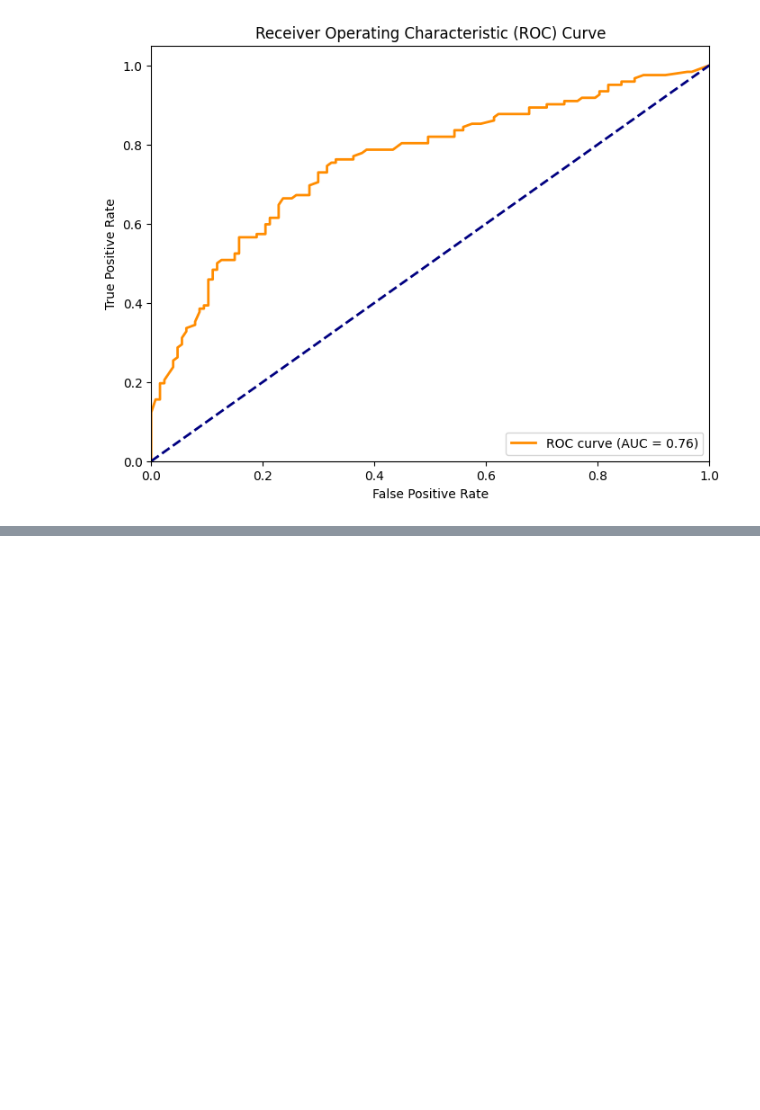
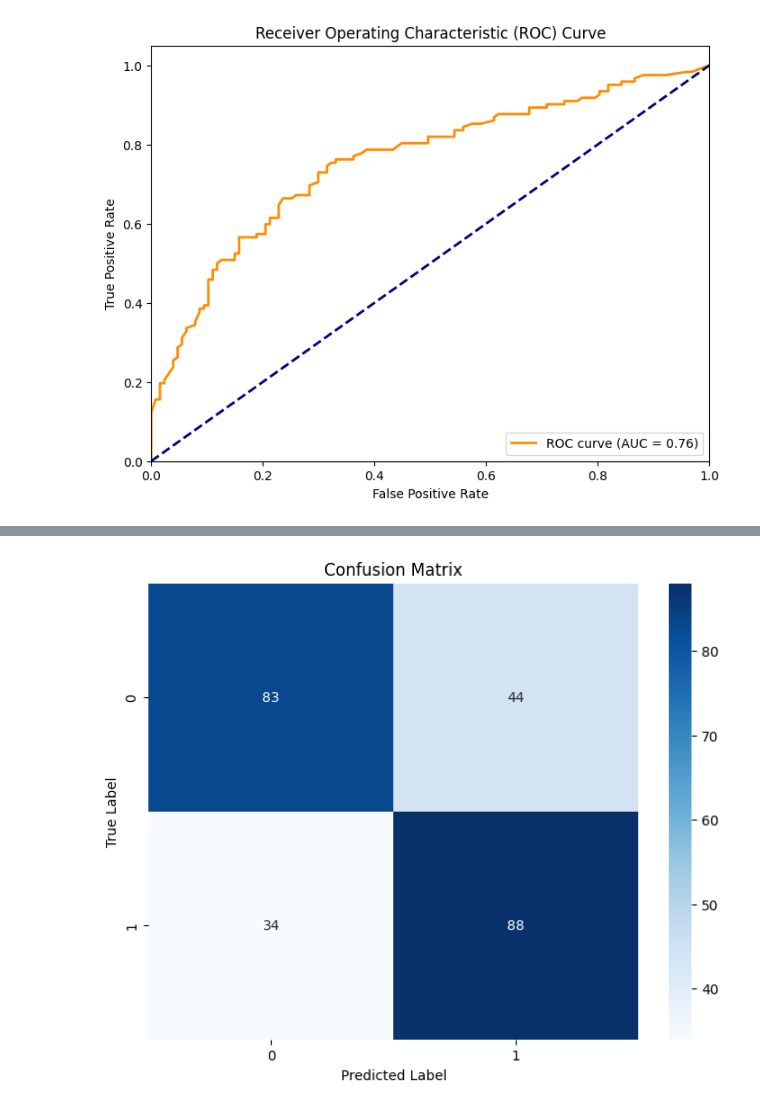
Before and after one commit to jxhangithub/master-machine-learning-engineer, a Jupyter notebook: basic_models/Classification1.ipynb, the cells around one changed output, grey strips where cells are left out. Cells and saved outputs as stored; diff of their text form; code cells hidden in the pictures; blank space fills up the shorter version.

```diff
--- a/basic_models/Classification1.ipynb
+++ b/basic_models/Classification1.ipynb
@@ -1562,0 +1772,89 @@ weighted avg       0.71      0.70      0.70       249
+# %%
+# Import necessary libraries
+from sklearn.neighbors import KNeighborsClassifier
+from sklearn.model_selection import train_test_split
+from sklearn.preprocessing import StandardScaler
+from sklearn.metrics import accuracy_score, confusion_matrix, classification_report
+import matplotlib.pyplot as plt
+import seaborn as sns
+import numpy as np
+
+# Assuming X and y are your features and target variables
+# Split the data
+X_train, X_test, y_train, y_test = train_test_split(X, y, test_size=0.2, random_state=42)
+
+# Scale the features
+scaler = StandardScaler()
+X_train_scaled = scaler.fit_transform(X_train)
+X_test_scaled = scaler.transform(X_test)
+
+# Create and train the KNN model
+knn_model = KNeighborsClassifier(n_neighbors=5)
+knn_model.fit(X_train_scaled, y_train)
+
+# Make predictions
+y_pred = knn_model.predict(X_test_scaled)
+y_prob = knn_model.predict_proba(X_test_scaled)
+
+# Evaluate the model
+print("Accuracy:", accuracy_score(y_test, y_pred))
+print("\nClassification Report:")
+print(classification_report(y_test, y_pred))
+
+# Create confusion matrix
+cm = confusion_matrix(y_test, y_pred)
+plt.figure(figsize=(8, 6))
+sns.heatmap(cm, annot=True, fmt='d', cmap='Blues')
+plt.title('Confusion Matrix')
+plt.ylabel('True Label')
+plt.xlabel('Predicted Label')
+plt.show()
+
+# ROC Curve
+from sklearn.metrics import roc_curve, auc
+
+fpr, tpr, _ = roc_curve(y_test, y_prob[:, 1])
+roc_auc = auc(fpr, tpr)
+
+plt.figure(figsize=(8, 6))
+plt.plot(fpr, tpr, color='darkorange', lw=2, label=f'ROC curve (AUC = {roc_auc:.2f})')
+plt.plot([0, 1], [0, 1], color='navy', lw=2, linestyle='--')
+plt.xlim([0.0, 1.0])
+plt.ylim([0.0, 1.05])
+plt.xlabel('False Positive Rate')
+plt.ylabel('True Positive Rate')
+plt.title('Receiver Operating Characteristic (ROC) Curve')
+plt.legend(loc="lower right")
+plt.show()
+
+# Visualize the effect of K
+k_range = range(1, 31)
+scores = []
+
+for k in k_range:
+    knn = KNeighborsClassifier(n_neighbors=k)
+    knn.fit(X_train_scaled, y_train)
+    scores.append(knn.score(X_test_scaled, y_test))
+
+plt.figure(figsize=(10, 6))
+plt.plot(k_range, scores)
+plt.xlabel('Value of K')
+plt.ylabel('Testing Accuracy')
+plt.title('KNN: Accuracy vs. K Value')
+plt.show()
+
+# If your data is 2D, you can visualize the decision boundary
+if X.shape[1] == 2:
+    xx, yy = np.meshgrid(np.linspace(X[:, 0].min()-1, X[:, 0].max()+1, 100),
+                         np.linspace(X[:, 1].min()-1, X[:, 1].max()+1, 100))
+    Z = knn_model.predict(np.c_[xx.ravel(), yy.ravel()])
+    Z = Z.reshape(xx.shape)
+
+    plt.figure(figsize=(10, 8))
+    plt.contourf(xx, yy, Z, cmap=plt.cm.RdYlBu, alpha=0.8)
+    plt.scatter(X[:, 0], X[:, 1], c=y, cmap=plt.cm.RdYlBu, edgecolors='black')
+    plt.xlabel('Feature 1')
+    plt.ylabel('Feature 2')
+    plt.title('KNN Decision Boundary')
+    plt.show()
+# %% [output]
@@ -1562,0 +1872 @@ weighted avg       0.71      0.70      0.70       249
+[figure, added]
```
Also changed, not shown: parts of 13 cells of this notebook.
